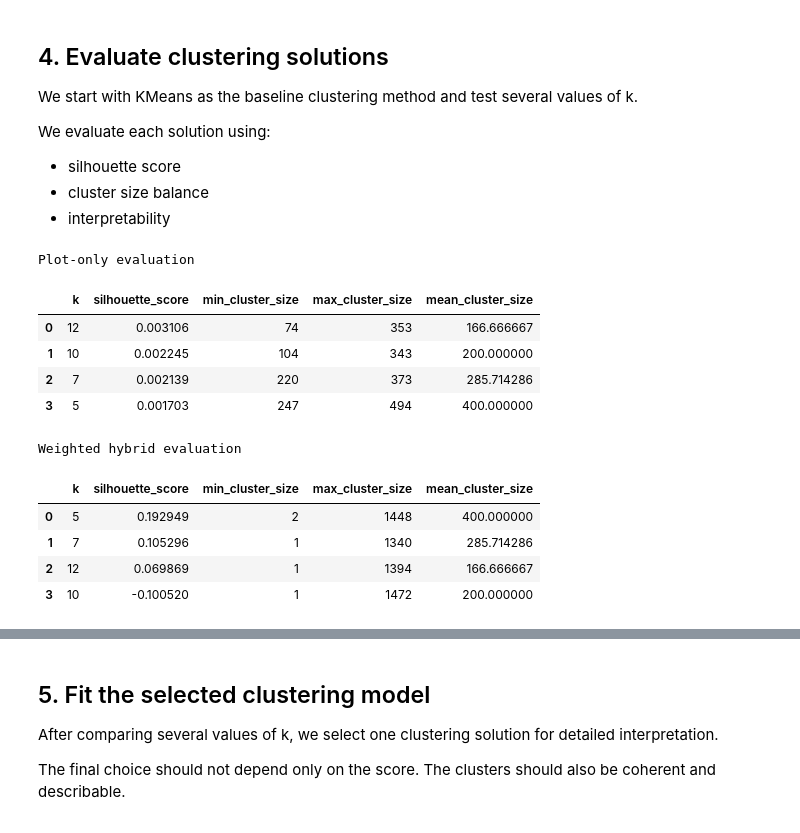
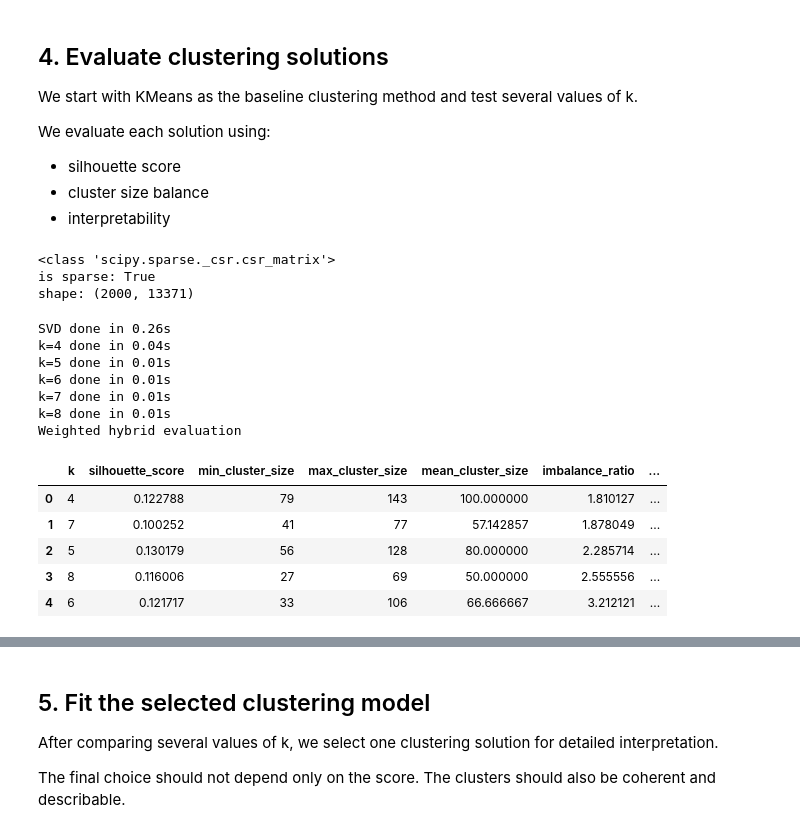
Before and after one commit to GeorgiosLoulakis/Analytics2Action, a Jupyter notebook: notebooks/text-clustering/02_tfidf_to_clustering.ipynb, the cells around one changed output, grey strips where cells are left out. Drawn from its saved outputs; the diff is of its cells as text; code cells hidden in the pictures.

```diff
--- a/notebooks/text-clustering/02_tfidf_to_clustering.ipynb
+++ b/notebooks/text-clustering/02_tfidf_to_clustering.ipynb
@@ -126,9 +154,24 @@ Weighted hybrid matrix: (2000, 13371)
 # %%
 matrix_options = {
-    "plot_only": X_plot_only,
-    "full_baseline": X_full_baseline,
+    "plot_only": X_plot_only_current,
+    "full_baseline": X_full_baseline_current,
     "weighted_hybrid": X_hybrid_weighted,
 }
+# %%
+def prepare_matrix_for_clustering(matrix, n_components=150, random_state=42):
+    X_norm = normalize(matrix, norm="l2", axis=1)
+
+    max_components = min(X_norm.shape[0] - 1, X_norm.shape[1] - 1, n_components)
+    if max_components < 2:
+        raise ValueError("Not enough dimensions for TruncatedSVD.")
+
+    svd = TruncatedSVD(n_components=max_components, random_state=random_state)
+    X_reduced = svd.fit_transform(X_norm)
+    X_reduced = normalize(X_reduced, norm="l2")
+
+
+    explained_var = float(svd.explained_variance_ratio_.sum())
+    return X_reduced, svd, explained_var
 # %% [markdown]
 ## 3. Compute film similarity
 
@@ -242,24 +341,42 @@ def evaluate_kmeans_solutions(matrix, k_values, random_state=42, n_init=10):
+# %%
+from scipy.sparse import issparse
+
+print(type(matrix_options["weighted_hybrid"]))
+print("is sparse:", issparse(matrix_options["weighted_hybrid"]))
+print("shape:", matrix_options["weighted_hybrid"].shape)
+
+# new
+# %% [output]
+<class 'scipy.sparse._csr.csr_matrix'>
+is sparse: True
+shape: (2000, 13371)
 # %%
-K_VALUES = [5, 7, 10, 12]
+K_VALUES = [4, 5, 6, 7, 8]
 
-evaluation_plot_only = evaluate_kmeans_solutions(X_plot_only, K_VALUES)
-evaluation_weighted = evaluate_kmeans_solutions(X_hybrid_weighted, K_VALUES)
-
-print("Plot-only evaluation")
-display(evaluation_plot_only)
+evaluation_weighted = evaluate_kmeans_solutions(
+    matrix_options["weighted_hybrid"],
+    K_VALUES,
+    n_init=3,
+    n_components=30,
+    eval_sample_size=400,
+    silhouette_sample_size=200
+)
 
 print("Weighted hybrid evaluation")
 display(evaluation_weighted)
+
+# new
 # %% [output]
-Plot-only evaluation
+SVD done in 0.26s
+k=4 done in 0.04s
+k=5 done in 0.01s
+k=6 done in 0.01s
+k=7 done in 0.01s
+k=8 done in 0.01s
+Weighted hybrid evaluation
-|  | k | silhouette_score | min_cluster_size | max_cluster_size | mean_cluster_size |
-| 0 | 12 | 0.003106 | 74 | 353 | 166.666667 |
-| 1 | 10 | 0.002245 | 104 | 343 | 200.000000 |
-| 2 | 7 | 0.002139 | 220 | 373 | 285.714286 |
-| 3 | 5 | 0.001703 | 247 | 494 | 400.000000 |
+|  | k | silhouette_score | min_cluster_size | max_cluster_size | mean_cluster_size | imbalance_ratio | ... |
+| 0 | 4 | 0.122788 | 79 | 143 | 100.000000 | 1.810127 | ... |
+| 1 | 7 | 0.100252 | 41 | 77 | 57.142857 | 1.878049 | ... |
+| 2 | 5 | 0.130179 | 56 | 128 | 80.000000 | 2.285714 | ... |
+| 3 | 8 | 0.116006 | 27 | 69 | 50.000000 | 2.555556 | ... |
+| 4 | 6 | 0.121717 | 33 | 106 | 66.666667 | 3.212121 | ... |
-Weighted hybrid evaluation
-|  | k | silhouette_score | min_cluster_size | max_cluster_size | mean_cluster_size |
-| 0 | 5 | 0.192949 | 2 | 1448 | 400.000000 |
-| 1 | 7 | 0.105296 | 1 | 1340 | 285.714286 |
-| 2 | 12 | 0.069869 | 1 | 1394 | 166.666667 |
-| 3 | 10 | -0.100520 | 1 | 1472 | 200.000000 |
```
Also changed, not shown: parts of 28 cells of this notebook.
